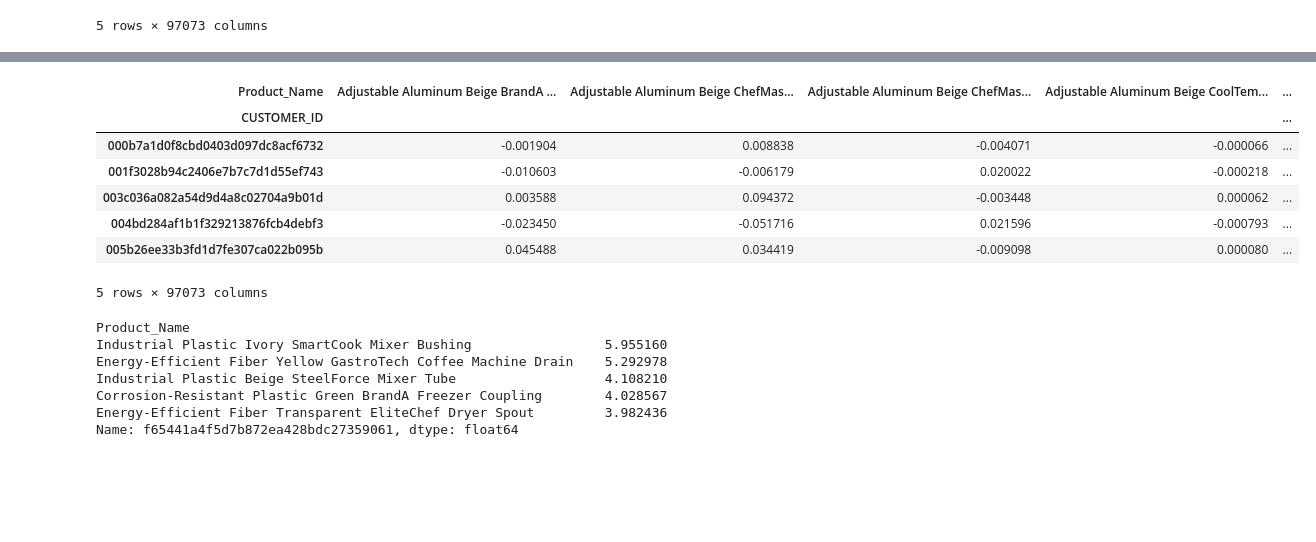
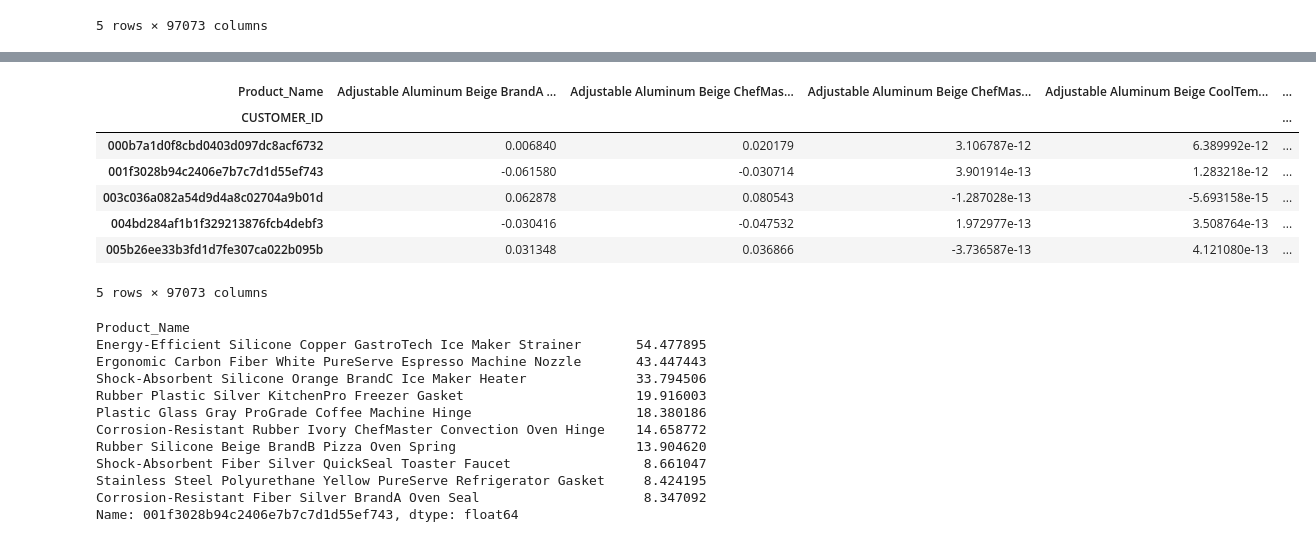
Before and after one commit to danayou/Recommendation-System, a Jupyter notebook: collaborative_filtering.ipynb, the cells around one changed output, grey strips where cells are left out. Saved outputs shown, nothing was run; the diff lists cells and outputs as text; code cells hidden in the pictures; blank space fills up the shorter version.

```diff
--- a/collaborative_filtering.ipynb
+++ b/collaborative_filtering.ipynb
@@ -210,3 +210,14 @@ pivot_df.head()
 | 004bd284af1b1f329213876fcb4debf3 | 0.0 | 0.0 | 0.0 | 0.0 | ... |
 | 005b26ee33b3fd1d7fe307ca022b095b | 0.0 | 0.0 | 0.0 | 0.0 | ... |
 5 rows × 97073 columns
+# %%
+#Mask interactions to create training set
+train_df = pivot_df.copy()
+validation_df = pivot_df.copy()
+mask_percentage = 0.2
+
+for col in train_df.columns:
+        mask = np.random.rand(len(train_df)) < mask_percentage
+        train_df.loc[mask, col] = 0.0
+
+train_df.head()
@@ -213,6 +233,6 @@ pivot_df.head()
 # %%
-#Create user-item matrix
-csr = csr_matrix(pivot_df.values)
-print(csr)
+#Create train user-item matrix
+train_csr = csr_matrix(train_df.values)
+print(train_csr)
 # %% [output]
 <Compressed Sparse Row sparse matrix of dtype 'float64'
@@ -255,7 +306,7 @@ param_grid = {
 svd = TruncatedSVD()
 
 grid_search = GridSearchCV(svd, param_grid, cv=5, scoring=explained_variance_scorer)
-grid_search.fit(csr)
+grid_search.fit(train_csr)
 
 print("Best Parameters:", grid_search.best_params_)
 # %% [output]
@@ -279,8 +330,8 @@ ValueError: `k` must be an integer satisfying `0 < k < min(A.shape)`.
 Best Parameters: {'algorithm': 'randomized', 'n_components': 500}
 # %%
 #Plot cumulative explained variance and number of components
-svd = TruncatedSVD(n_components=min(csr.shape)-1)
-svd.fit(csr)
+svd = TruncatedSVD(n_components=min(train_csr.shape)-1)
+svd.fit(train_csr)
 
 plt.figure(figsize=(10, 6))
 plt.plot(range(1, len(svd.explained_variance_ratio_) + 1), svd.explained_variance_ratio_.cumsum(), marker='o')
@@ -294,39 +345,43 @@ plt.show()
 # %%
 #Matrix factorization
 n_components = 500
 svd = TruncatedSVD(n_components=n_components, random_state=42)
 
-user_features = svd.fit_transform(csr)
+user_features = svd.fit_transform(train_csr)
 item_features = svd.components_
 
 predicted_ratings = np.dot(user_features, item_features)
 
 predicted_df = pd.DataFrame(predicted_ratings, index=pivot_df.index, columns=pivot_df.columns)
 predicted_df.head()
 # %% [output]
 | Product_Name | Adjustable Aluminum Beige BrandA ... | Adjustable Aluminum Beige ChefMas... | Adjustable Aluminum Beige ChefMas... | Adjustable Aluminum Beige CoolTem... | ... |
 | CUSTOMER_ID |  |  |  |  | ... |
-| 000b7a1d0f8cbd0403d097dc8acf6732 | -0.001904 | 0.008838 | -0.004071 | -0.000066 | ... |
-| 001f3028b94c2406e7b7c7d1d55ef743 | -0.010603 | -0.006179 | 0.020022 | -0.000218 | ... |
-| 003c036a082a54d9d4a8c02704a9b01d | 0.003588 | 0.094372 | -0.003448 | 0.000062 | ... |
-| 004bd284af1b1f329213876fcb4debf3 | -0.023450 | -0.051716 | 0.021596 | -0.000793 | ... |
-| 005b26ee33b3fd1d7fe307ca022b095b | 0.045488 | 0.034419 | -0.009098 | 0.000080 | ... |
+| 000b7a1d0f8cbd0403d097dc8acf6732 | 0.006840 | 0.020179 | 3.106787e-12 | 6.389992e-12 | ... |
+| 001f3028b94c2406e7b7c7d1d55ef743 | -0.061580 | -0.030714 | 3.901914e-13 | 1.283218e-12 | ... |
+| 003c036a082a54d9d4a8c02704a9b01d | 0.062878 | 0.080543 | -1.287028e-13 | -5.693158e-15 | ... |
+| 004bd284af1b1f329213876fcb4debf3 | -0.030416 | -0.047532 | 1.972977e-13 | 3.508764e-13 | ... |
+| 005b26ee33b3fd1d7fe307ca022b095b | 0.031348 | 0.036866 | -3.736587e-13 | 4.121080e-13 | ... |
 5 rows × 97073 columns
 # %%
 #Generate recommendations
-def get_recommendations(user_id, num_recommendations=5):
+def get_recommendations(user_id, num_recommendations=10):
     user_row = predicted_df.loc[user_id]
-    unrated_products = pivot_df.loc[user_id] == 0
-    recommended_products = user_row[unrated_products].sort_values(ascending=False)
+    recommended_products = user_row.sort_values(ascending=False)
 
     return recommended_products.head(num_recommendations)
 
-get_recommendations('f65441a4f5d7b872ea428bdc27359061')
+get_recommendations('001f3028b94c2406e7b7c7d1d55ef743')
 # %% [output]
 Product_Name
-Industrial Plastic Ivory SmartCook Mixer Bushing                 5.955160
-Energy-Efficient Fiber Yellow GastroTech Coffee Machine Drain    5.292978
-Industrial Plastic Beige SteelForce Mixer Tube                   4.108210
-Corrosion-Resistant Plastic Green BrandA Freezer Coupling        4.028567
-Energy-Efficient Fiber Transparent EliteChef Dryer Spout         3.982436
-Name: f65441a4f5d7b872ea428bdc27359061, dtype: float64
+Energy-Efficient Silicone Copper GastroTech Ice Maker Strainer       54.477895
+Ergonomic Carbon Fiber White PureServe Espresso Machine Nozzle       43.447443
+Shock-Absorbent Silicone Orange BrandC Ice Maker Heater              33.794506
+Rubber Plastic Silver KitchenPro Freezer Gasket                      19.916003
+Plastic Glass Gray ProGrade Coffee Machine Hinge                     18.380186
+Corrosion-Resistant Rubber Ivory ChefMaster Convection Oven Hinge    14.658772
+Rubber Silicone Beige BrandB Pizza Oven Spring                       13.904620
+Shock-Absorbent Fiber Silver QuickSeal Toaster Faucet                 8.661047
+Stainless Steel Polyurethane Yellow PureServe Refrigerator Gasket     8.424195
+Corrosion-Resistant Fiber Silver BrandA Oven Seal                     8.347092
+Name: 001f3028b94c2406e7b7c7d1d55ef743, dtype: float64
```
Also changed, not shown: parts of 9 cells of this notebook.
